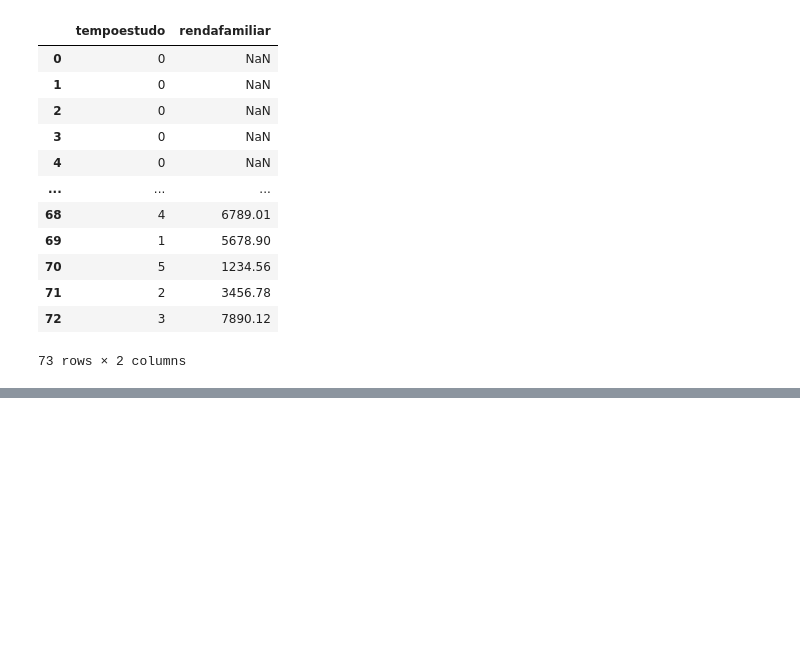
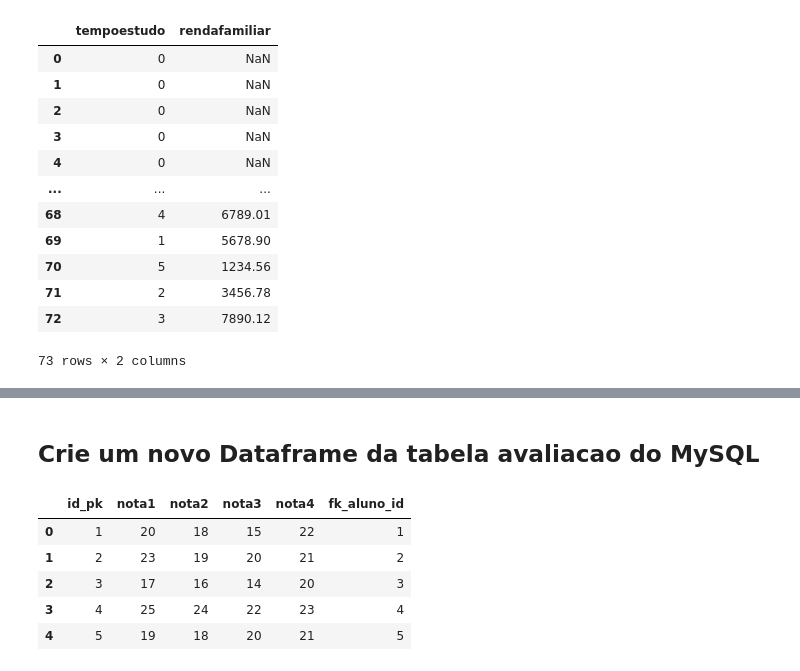
Before and after one commit to GLuizHB/Projeto_Final_Manha, a Jupyter notebook: imercaopandas.ipynb, the cells around one changed output, grey strips where cells are left out. Drawn from its saved outputs; the diff is of its cells as text; code cells hidden in the pictures; blank space fills up the shorter version.

```diff
--- a/imercaopandas.ipynb
+++ b/imercaopandas.ipynb
@@ -137,0 +279,11 @@ df_tempo_renda
+# %% [markdown]
+## Crie um novo Dataframe da tabela avaliacao do MySQL
+# %%
+df_avaliacao
+# %% [output]
+|  | id_pk | nota1 | nota2 | nota3 | nota4 | fk_aluno_id |
+| 0 | 1 | 20 | 18 | 15 | 22 | 1 |
+| 1 | 2 | 23 | 19 | 20 | 21 | 2 |
+| 2 | 3 | 17 | 16 | 14 | 20 | 3 |
+| 3 | 4 | 25 | 24 | 22 | 23 | 4 |
+| 4 | 5 | 19 | 18 | 20 | 21 | 5 |
```
Also changed, not shown: parts of 30 cells of this notebook, 2 other files.
